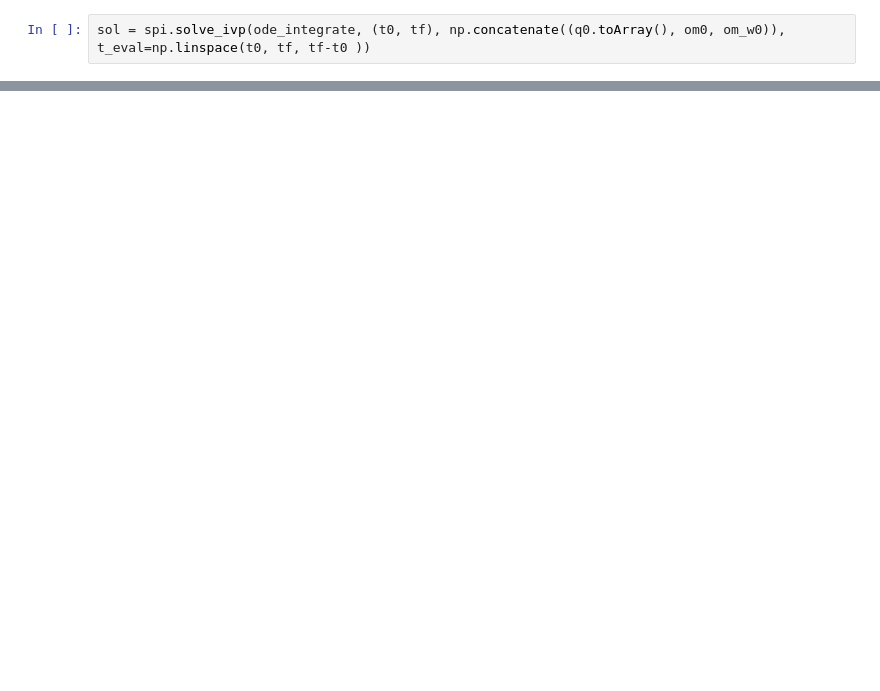
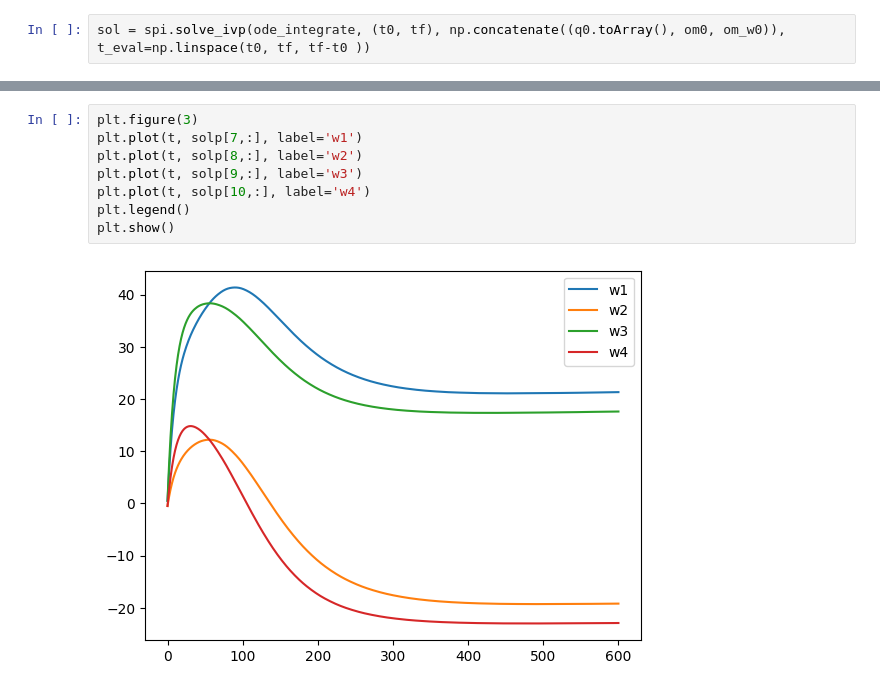
Before and after one commit to Meoli96/ASD, a Jupyter notebook: hw3.ipynb, the cells around one changed output, grey strips where cells are left out. Drawn from its saved outputs; the diff is of its cells as text; blank space fills up the shorter version.

```diff
--- a/hw3.ipynb
+++ b/hw3.ipynb
@@ -185,0 +181,10 @@ print(sol[:])
+# %%
+plt.figure(3)
+plt.plot(t, solp[7,:], label='w1')
+plt.plot(t, solp[8,:], label='w2')
+plt.plot(t, solp[9,:], label='w3')
+plt.plot(t, solp[10,:], label='w4')
+plt.legend()
+plt.show()
+# %% [output]
+[figure, added]
```
Also changed, not shown: parts of 10 cells of this notebook.
